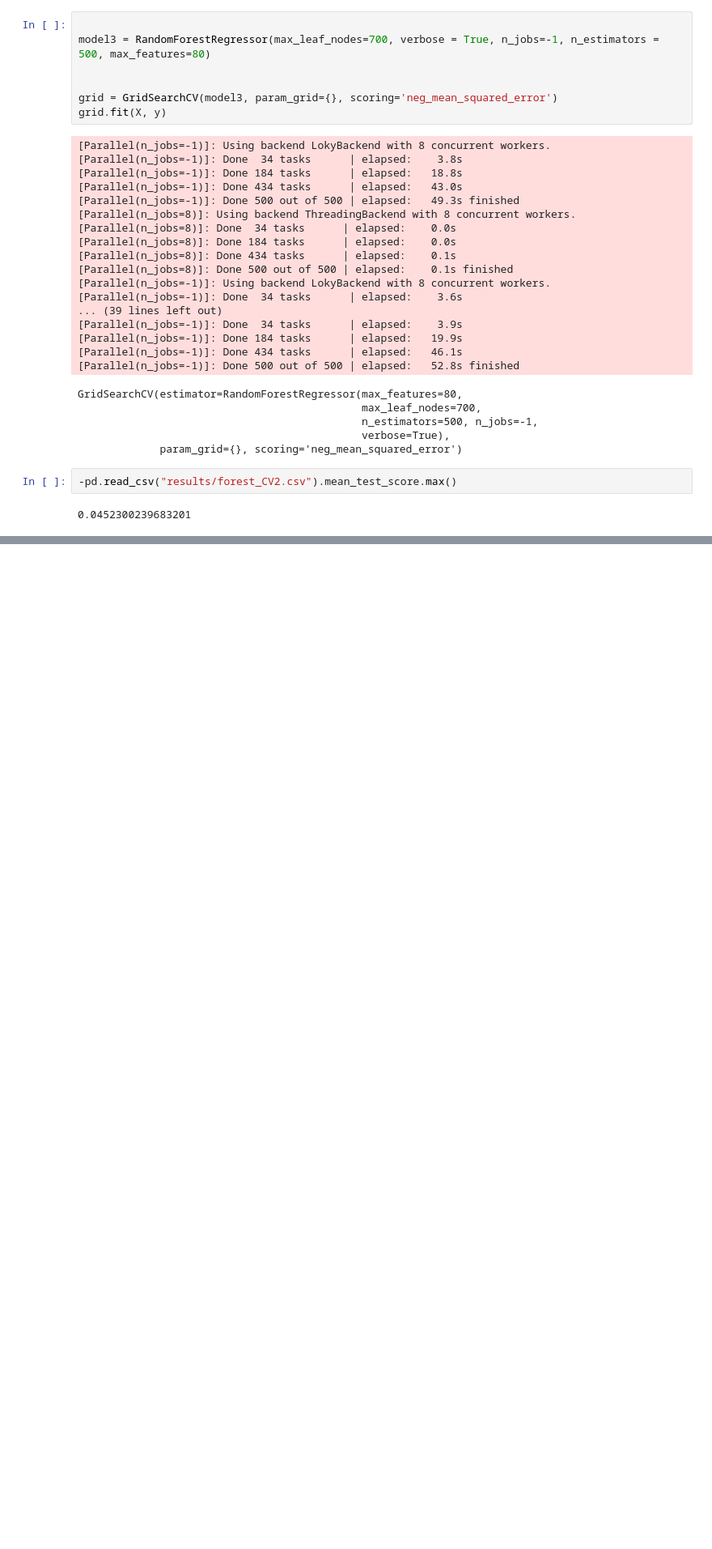
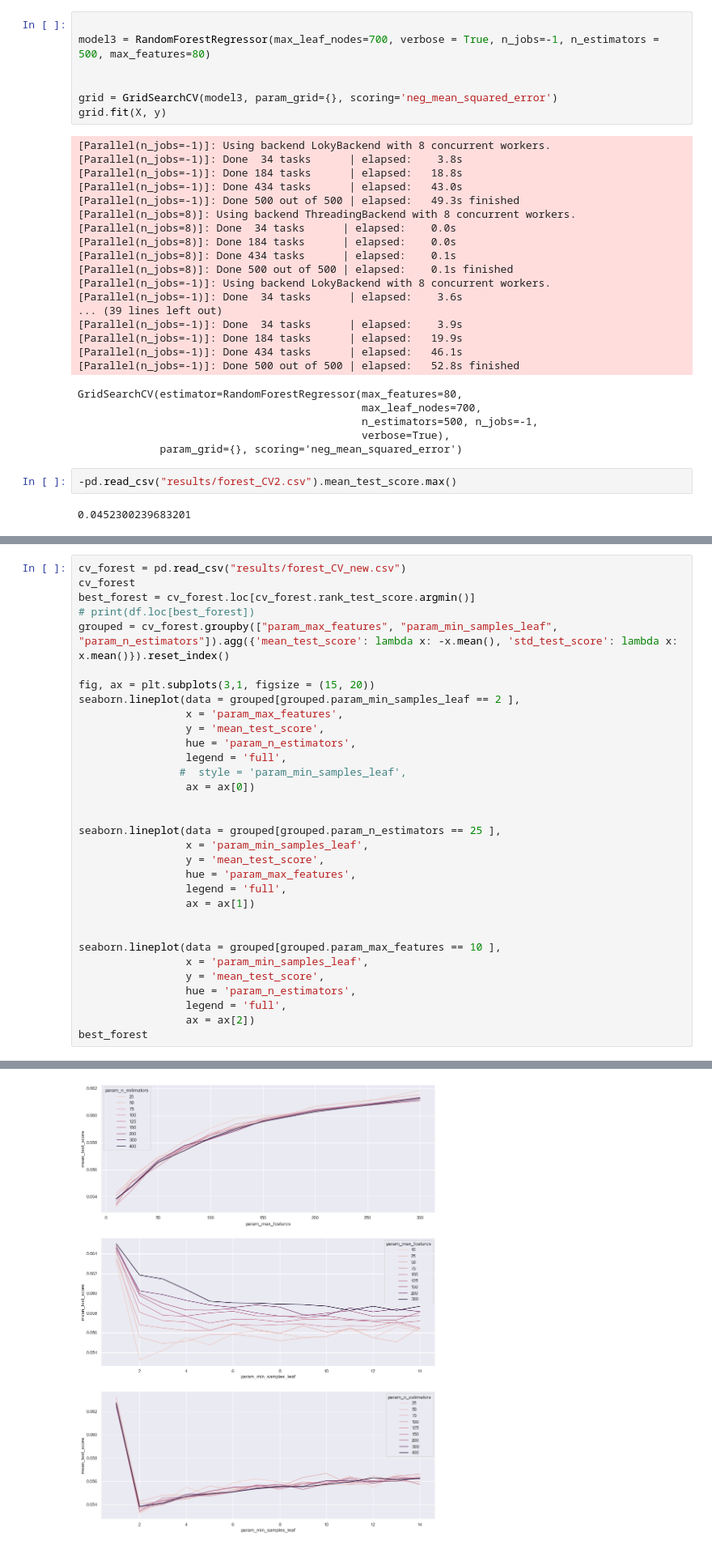
Before and after one commit to MatildeDP/ComputationalDataAnalysisProject, a Jupyter notebook: RandomForest.ipynb, the cells around one changed output, grey strips where cells are left out. Shown at 81% size. Drawn from its saved outputs; the diff is of its cells as text; blank space fills up the shorter version.

```diff
--- a/RandomForest.ipynb
+++ b/RandomForest.ipynb
@@ -307,0 +357,33 @@ array([0.51608025, 0.48157119, 0.44774398, ..., 0.74398558, 0.74541911,
+# %%
+cv_forest = pd.read_csv("results/forest_CV_new.csv")
+cv_forest
+best_forest = cv_forest.loc[cv_forest.rank_test_score.argmin()]
+# print(df.loc[best_forest])
+grouped = cv_forest.groupby(["param_max_features", "param_min_samples_leaf", "param_n_estimators"]).agg({'mean_test_score': lambda x: -x.mean(), 'std_test_score': lambda x: x.mean()}).reset_index()
+
+fig, ax = plt.subplots(3,1, figsize = (15, 20))
+seaborn.lineplot(data = grouped[grouped.param_min_samples_leaf == 2 ],
+                 x = 'param_max_features',
+                 y = 'mean_test_score',
+                 hue = 'param_n_estimators',
+                 legend = 'full',
+                #  style = 'param_min_samples_leaf',
+                 ax = ax[0])
+
+
+seaborn.lineplot(data = grouped[grouped.param_n_estimators == 25 ],
+                 x = 'param_min_samples_leaf',
+                 y = 'mean_test_score',
+                 hue = 'param_max_features',
+                 legend = 'full',
+                 ax = ax[1])
+
+
+seaborn.lineplot(data = grouped[grouped.param_max_features == 10 ],
+                 x = 'param_min_samples_leaf',
+                 y = 'mean_test_score',
+                 hue = 'param_n_estimators',
+                 legend = 'full',
+                 ax = ax[2])
+best_forest
+# %% [output]
@@ -307,0 +404 @@ array([0.51608025, 0.48157119, 0.44774398, ..., 0.74398558, 0.74541911,
+[figure, added]
```
Also changed, not shown: parts of 13 cells of this notebook, 2 other files.
